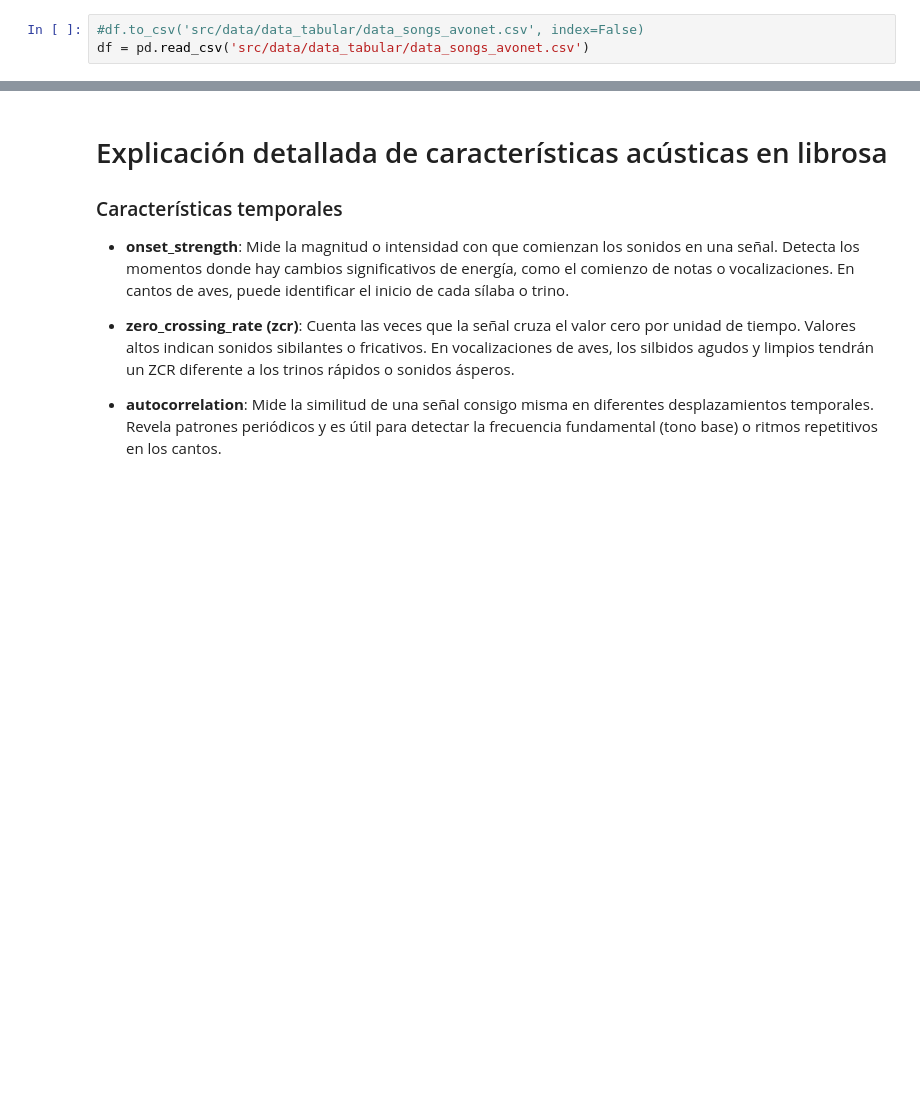
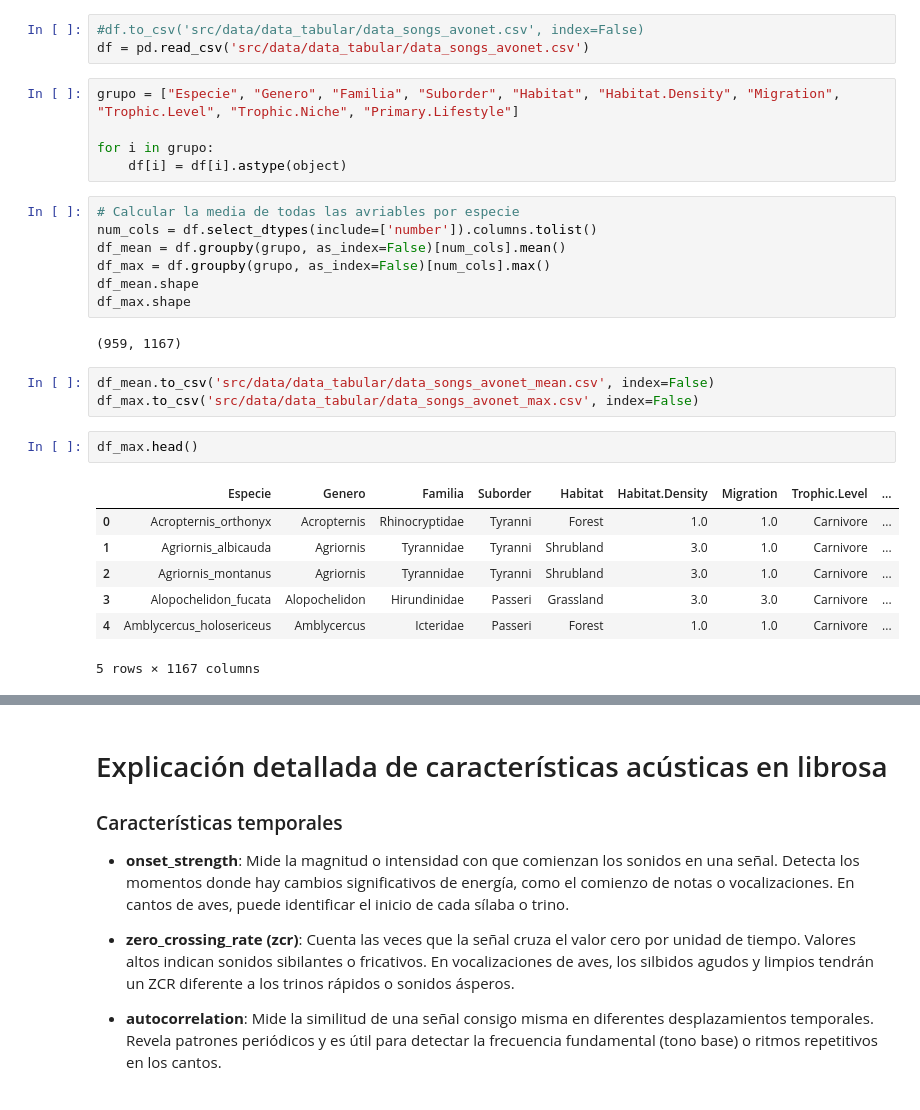
Before and after one commit to camiloacp/The-Evolutionary-Structure-of-Acoustic-Learnability-A-Deep-Learning-Approach-to-Neotropical-Birdsong, a Jupyter notebook: notebooks/13_Data_avonet.ipynb, the cells around one changed output, grey strips where cells are left out. Drawn from its saved outputs; the diff is of its cells as text; blank space fills up the shorter version.

Commit message:
feat: promedios y maximos por especie

```diff
--- a/notebooks/13_Data_avonet.ipynb
+++ b/notebooks/13_Data_avonet.ipynb
@@ -189,3 +193,30 @@ df = preprocesador.limpiar_correlacion(df, threshold=0.8, strategy='estandarizar
 # %%
 #df.to_csv('src/data/data_tabular/data_songs_avonet.csv', index=False)
 df = pd.read_csv('src/data/data_tabular/data_songs_avonet.csv')
+# %%
+grupo = ["Especie", "Genero", "Familia", "Suborder", "Habitat", "Habitat.Density", "Migration", "Trophic.Level", "Trophic.Niche", "Primary.Lifestyle"]
+
+for i in grupo:
+    df[i] = df[i].astype(object)
+# %%
+# Calcular la media de todas las avriables por especie
+num_cols = df.select_dtypes(include=['number']).columns.tolist()
+df_mean = df.groupby(grupo, as_index=False)[num_cols].mean()
+df_max = df.groupby(grupo, as_index=False)[num_cols].max()
+df_mean.shape
+df_max.shape
+# %% [output]
+(959, 1167)
+# %%
+df_mean.to_csv('src/data/data_tabular/data_songs_avonet_mean.csv', index=False)
+df_max.to_csv('src/data/data_tabular/data_songs_avonet_max.csv', index=False)
+# %%
+df_max.head()
+# %% [output]
+|  | Especie | Genero | Familia | Suborder | Habitat | Habitat.Density | Migration | Trophic.Level | ... |
+| 0 | Acropternis_orthonyx | Acropternis | Rhinocryptidae | Tyranni | Forest | 1.0 | 1.0 | Carnivore | ... |
+| 1 | Agriornis_albicauda | Agriornis | Tyrannidae | Tyranni | Shrubland | 3.0 | 1.0 | Carnivore | ... |
+| 2 | Agriornis_montanus | Agriornis | Tyrannidae | Tyranni | Shrubland | 3.0 | 1.0 | Carnivore | ... |
+| 3 | Alopochelidon_fucata | Alopochelidon | Hirundinidae | Passeri | Grassland | 3.0 | 3.0 | Carnivore | ... |
+| 4 | Amblycercus_holosericeus | Amblycercus | Icteridae | Passeri | Forest | 1.0 | 1.0 | Carnivore | ... |
+5 rows × 1167 columns
```
Also changed, not shown: parts of 2 cells of this notebook, 1 other file.
